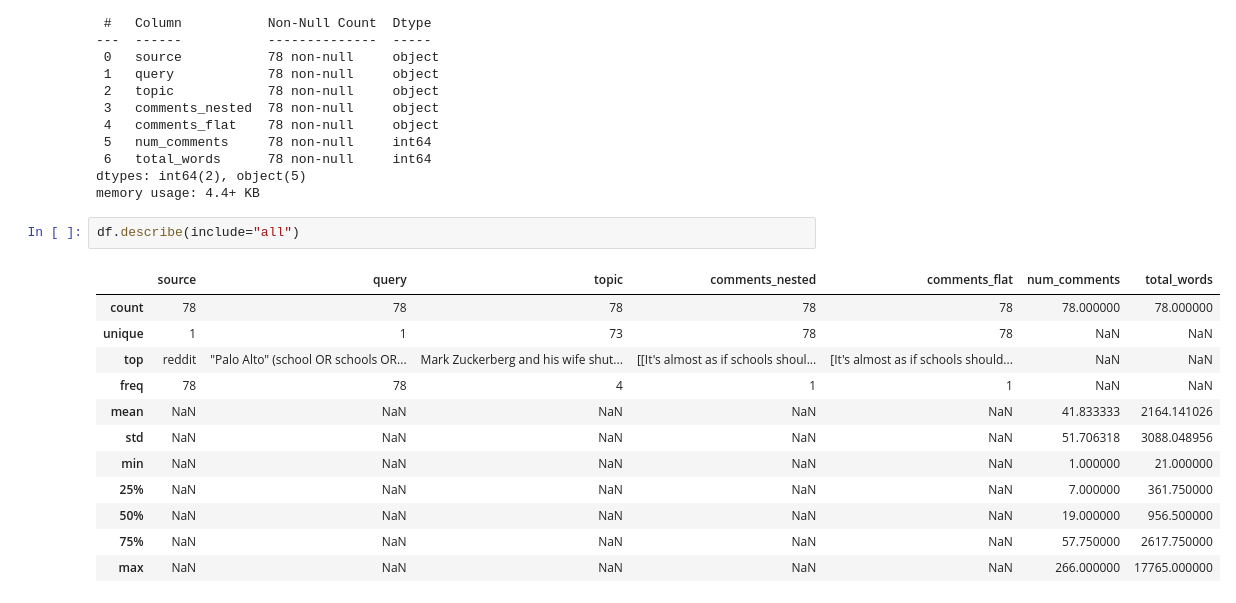
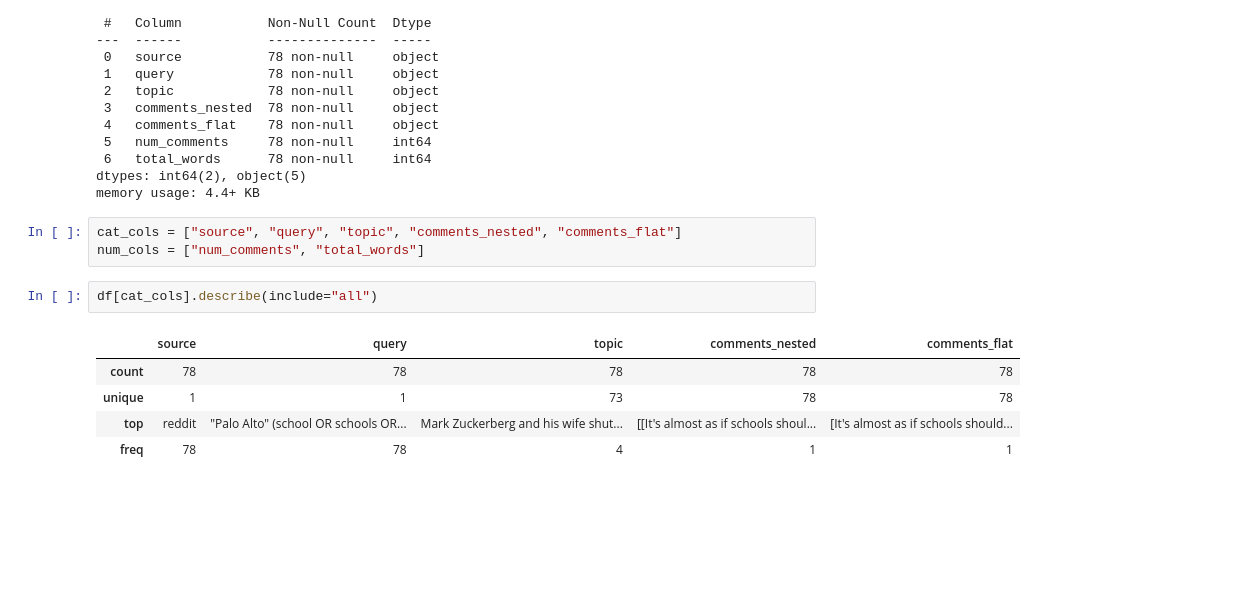
Before and after one commit to junclemente/ads509-final_project, a Jupyter notebook: notebooks/eda_raw.ipynb, the cells around one changed output. Cells and saved outputs as stored; diff of their text form; blank space fills up the shorter version.

```diff
--- a/notebooks/eda.ipynb
+++ b/notebooks/eda_raw.ipynb
@@ -35,18 +35,14 @@ Data columns (total 7 columns):
  6   total_words      78 non-null     int64
 dtypes: int64(2), object(5)
 memory usage: 4.4+ KB
+# %%
+cat_cols = ["source", "query", "topic", "comments_nested", "comments_flat"]
+num_cols = ["num_comments", "total_words"]
 # %%
-df.describe(include="all")
+df[cat_cols].describe(include="all")
 # %% [output]
-|  | source | query | topic | comments_nested | comments_flat | num_comments | total_words |
-| count | 78 | 78 | 78 | 78 | 78 | 78.000000 | 78.000000 |
-| unique | 1 | 1 | 73 | 78 | 78 | NaN | NaN |
-| top | reddit | "Palo Alto" (school OR schools OR... | Mark Zuckerberg and his wife shut... | [[It's almost as if schools shoul... | [It's almost as if schools should... | NaN | NaN |
-| freq | 78 | 78 | 4 | 1 | 1 | NaN | NaN |
-| mean | NaN | NaN | NaN | NaN | NaN | 41.833333 | 2164.141026 |
-| std | NaN | NaN | NaN | NaN | NaN | 51.706318 | 3088.048956 |
-| min | NaN | NaN | NaN | NaN | NaN | 1.000000 | 21.000000 |
-| 25% | NaN | NaN | NaN | NaN | NaN | 7.000000 | 361.750000 |
-| 50% | NaN | NaN | NaN | NaN | NaN | 19.000000 | 956.500000 |
-| 75% | NaN | NaN | NaN | NaN | NaN | 57.750000 | 2617.750000 |
-| max | NaN | NaN | NaN | NaN | NaN | 266.000000 | 17765.000000 |
+|  | source | query | topic | comments_nested | comments_flat |
+| count | 78 | 78 | 78 | 78 | 78 |
+| unique | 1 | 1 | 73 | 78 | 78 |
+| top | reddit | "Palo Alto" (school OR schools OR... | Mark Zuckerberg and his wife shut... | [[It's almost as if schools shoul... | [It's almost as if schools should... |
+| freq | 78 | 78 | 4 | 1 | 1 |
```
Also changed, not shown: parts of 8 cells of this notebook.
